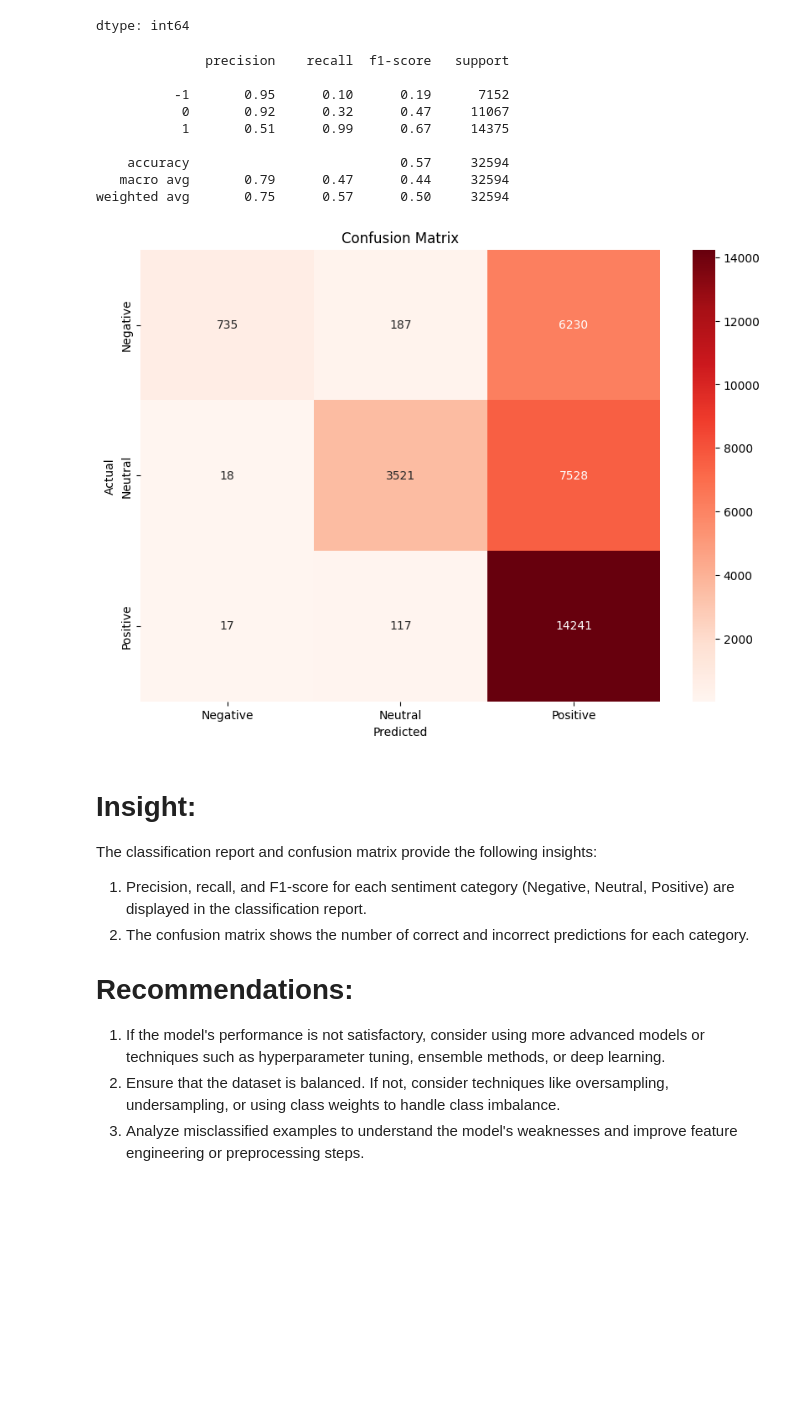
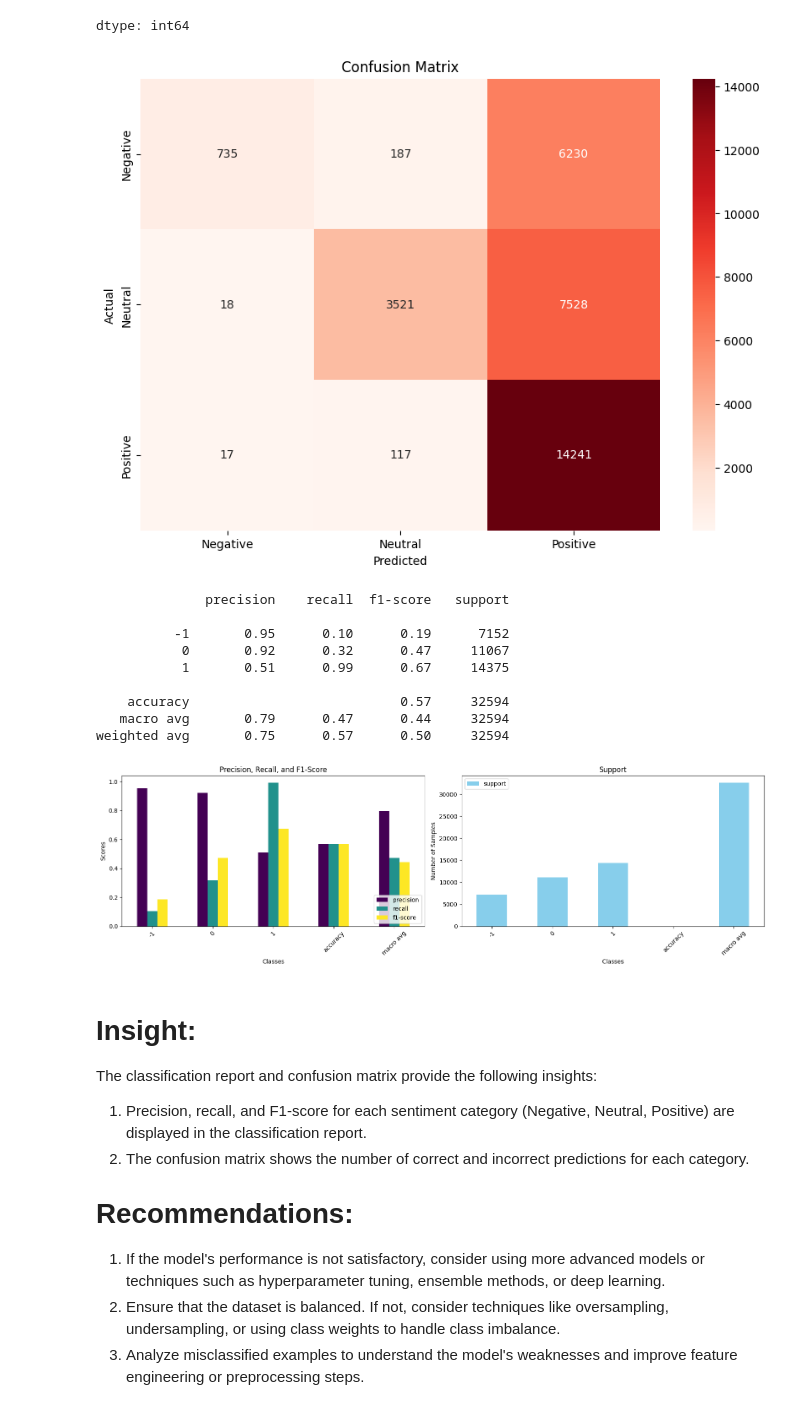
Before and after one commit to Adukemi/OASIS_INFOBYTE, a Jupyter notebook: Project4_L1.ipynb, the cells around one changed output. Cells and saved outputs as stored; diff of their text form; code cells hidden in the pictures; blank space fills up the shorter version.

```diff
--- a/Project4_L1.ipynb
+++ b/Project4_L1.ipynb
@@ -178,35 +209,66 @@ vectorizer = TfidfVectorizer()
 X_train_tfidf = vectorizer.fit_transform(X_train)
 X_test_tfidf = vectorizer.transform(X_test)
 
 # Implementing a Naive Bayes classifier
 model = MultinomialNB()
 model.fit(X_train_tfidf, y_train)
 
 # Predicting the test set results
 y_pred = model.predict(X_test_tfidf)
 
 # Evaluating the model
-print(classification_report(y_test, y_pred))
+report = classification_report(y_test, y_pred, output_dict=True)
+#print(classification_report(y_test, y_pred))
 conf_matrix = confusion_matrix(y_test, y_pred)
 
 # Data Visualization: Confusion Matrix
 plt.figure(figsize=(10, 7))
 sns.heatmap(conf_matrix, annot=True, fmt='d', cmap='Reds', xticklabels=['Negative', 'Neutral', 'Positive'], yticklabels=['Negative', 'Neutral', 'Positive'])
 plt.xlabel('Predicted')
 plt.ylabel('Actual')
 plt.title('Confusion Matrix')
 plt.show()
+print("\n\n")
+
+
+print(classification_report(y_test, y_pred))
+
+# Assuming 'metrics_df' contains the classification report data
+metrics_df = pd.DataFrame(report).transpose()
+
+# Create a single figure with 2 rows and 1 column
+fig, axes = plt.subplots(1, 2, figsize=(16, 5))
+
+# Plot Precision, Recall, and F1-Score
+metrics_df[['precision', 'recall', 'f1-score']].iloc[:-1].plot(kind='bar', ax=axes[0], colormap='viridis')
+axes[0].set_title('Precision, Recall, and F1-Score')
+axes[0].set_xlabel('Classes')
+axes[0].set_ylabel('Scores')
+axes[0].legend(loc='lower right')
+axes[0].set_xticklabels(metrics_df.index[:-1], rotation=45)
+
+# Plot Support
+metrics_df[['support']].iloc[:-1].plot(kind='bar', ax=axes[1], color='skyblue')
+axes[1].set_title('Support')
+axes[1].set_xlabel('Classes')
+axes[1].set_ylabel('Number of Samples')
+axes[1].set_xticklabels(metrics_df.index[:-1], rotation=45)
+
+# Adjust layout for better spacing
+plt.tight_layout()
+plt.show()
 # %% [output]
+[figure]
               precision    recall  f1-score   support
 
           -1       0.95      0.10      0.19      7152
            0       0.92      0.32      0.47     11067
            1       0.51      0.99      0.67     14375
 
     accuracy                           0.57     32594
    macro avg       0.79      0.47      0.44     32594
 weighted avg       0.75      0.57      0.50     32594
-[figure]
+[figure, added]
 # %% [markdown]
 # **Insight:**
 The classification report and confusion matrix provide the following insights:
```
Also changed, not shown: parts of 2 cells of this notebook.
